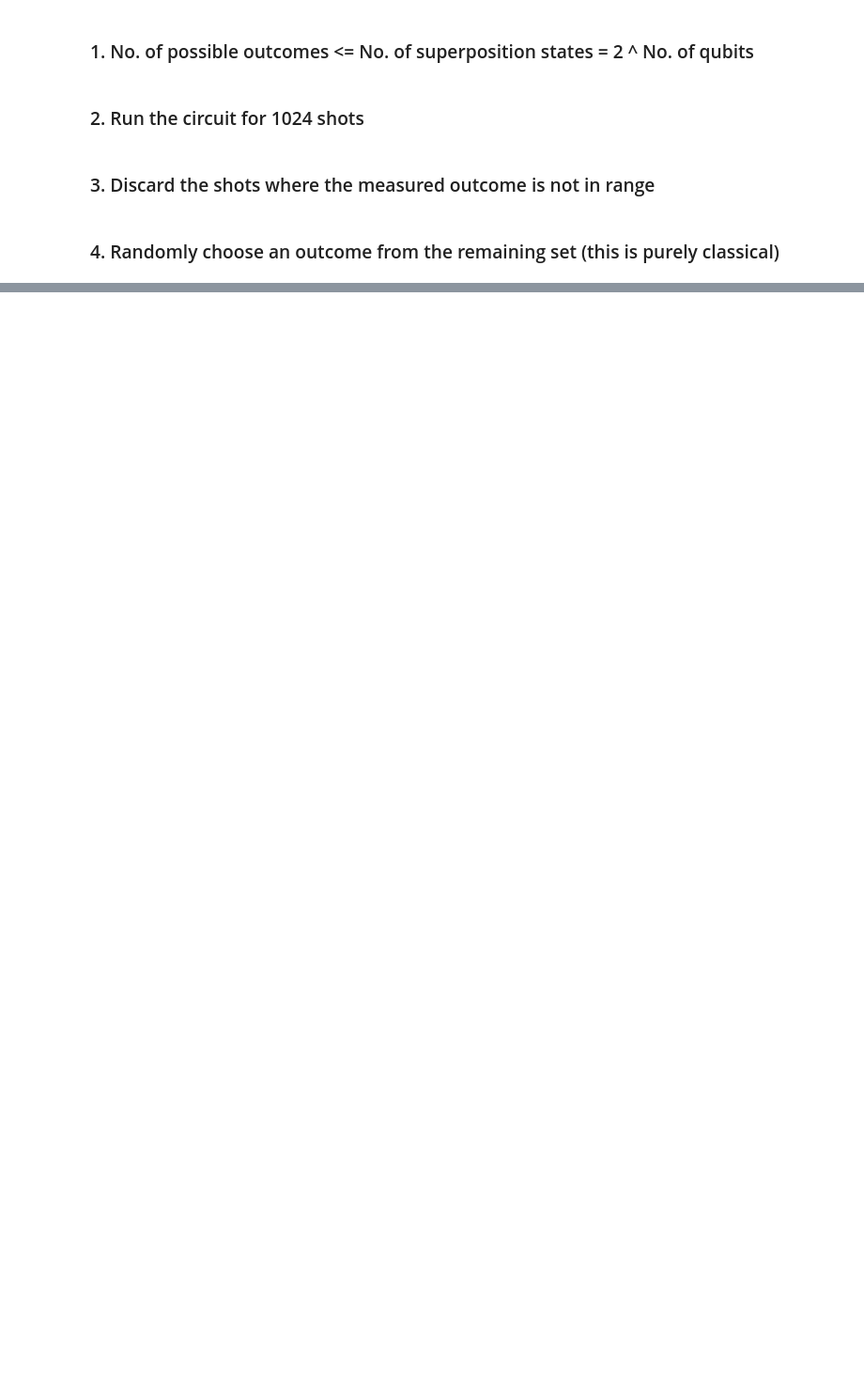
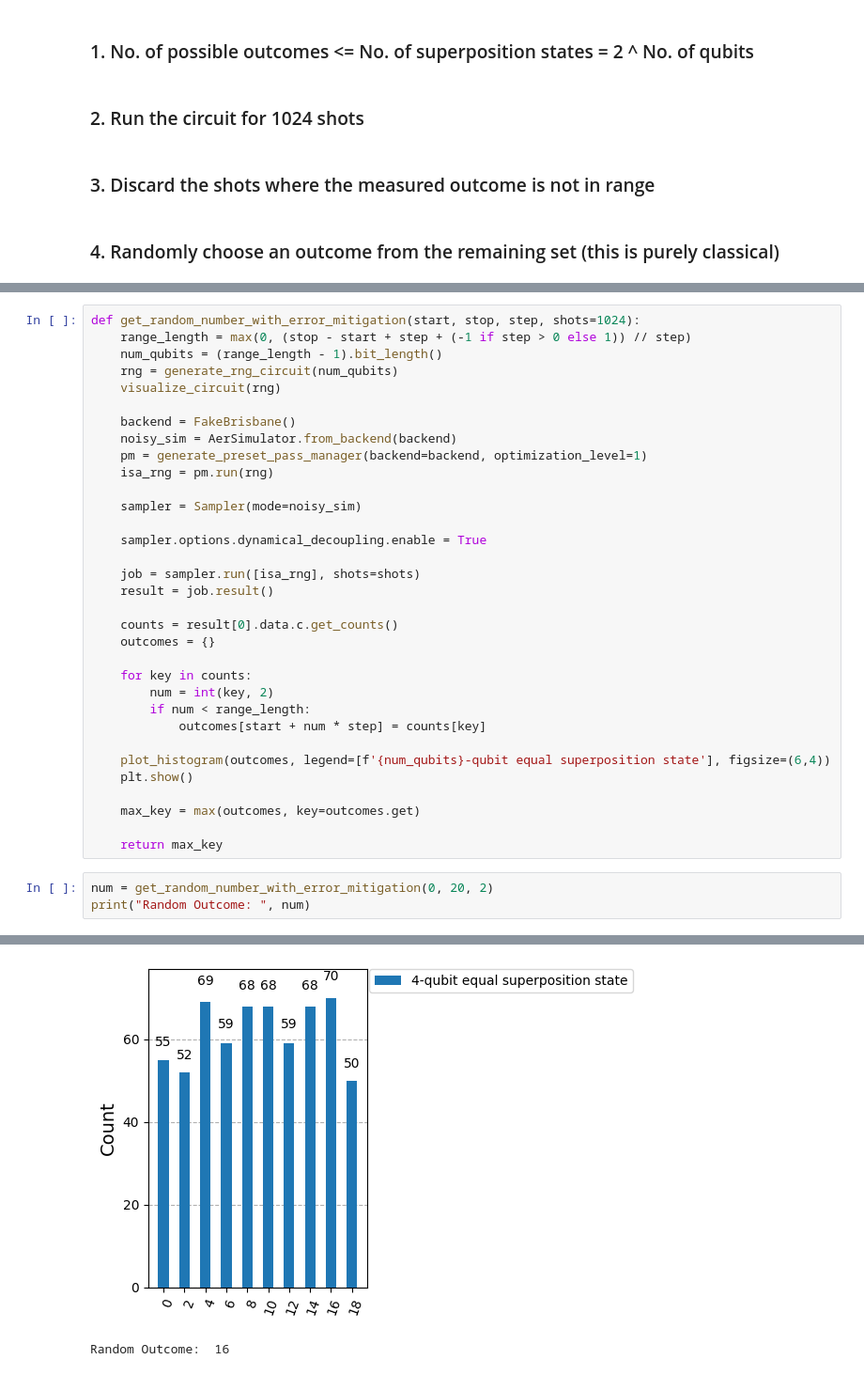
Before and after one commit to razercy/qiskit_fall_fest_2025, a Jupyter notebook: Quantum Random Number Generator.ipynb, the cells around one changed output, grey strips where cells are left out. Shown: that part at 94% size. Cells and saved outputs as stored; diff of their text form; blank space fills up the shorter version.

```diff
--- a/Quantum Random Number Generator.ipynb
+++ b/Quantum Random Number Generator.ipynb
@@ -80,0 +95,37 @@ Random Outcome:  8
+# %%
+def get_random_number_with_error_mitigation(start, stop, step, shots=1024):
+    range_length = max(0, (stop - start + step + (-1 if step > 0 else 1)) // step)
+    num_qubits = (range_length - 1).bit_length()
+    rng = generate_rng_circuit(num_qubits)
+    visualize_circuit(rng)
+
+    backend = FakeBrisbane()
+    noisy_sim = AerSimulator.from_backend(backend)
+    pm = generate_preset_pass_manager(backend=backend, optimization_level=1)
+    isa_rng = pm.run(rng)
+
+    sampler = Sampler(mode=noisy_sim)
+
+    sampler.options.dynamical_decoupling.enable = True
+
+    job = sampler.run([isa_rng], shots=shots)
+    result = job.result()
+
+    counts = result[0].data.c.get_counts()
+    outcomes = {}
+
+    for key in counts:
+        num = int(key, 2)
+        if num < range_length:
+            outcomes[start + num * step] = counts[key]
+
+    plot_histogram(outcomes, legend=[f'{num_qubits}-qubit equal superposition state'], figsize=(6,4))
+    plt.show()
+
+    max_key = max(outcomes, key=outcomes.get)
+
+    return max_key
+# %%
+num = get_random_number_with_error_mitigation(0, 20, 2)
+print("Random Outcome: ", num)
+# %% [output]
@@ -80,0 +133,2 @@ Random Outcome:  8
+[figure, added]
+Random Outcome:  16
```
Also changed, not shown: parts of 12 cells of this notebook.
